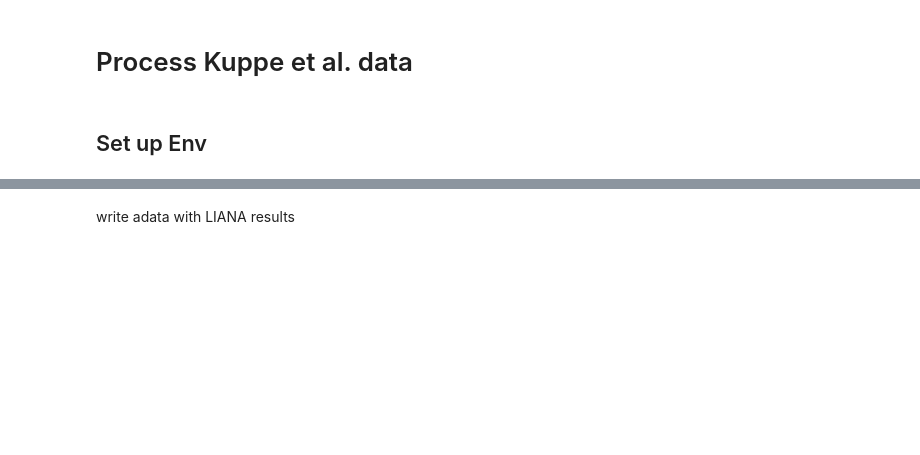
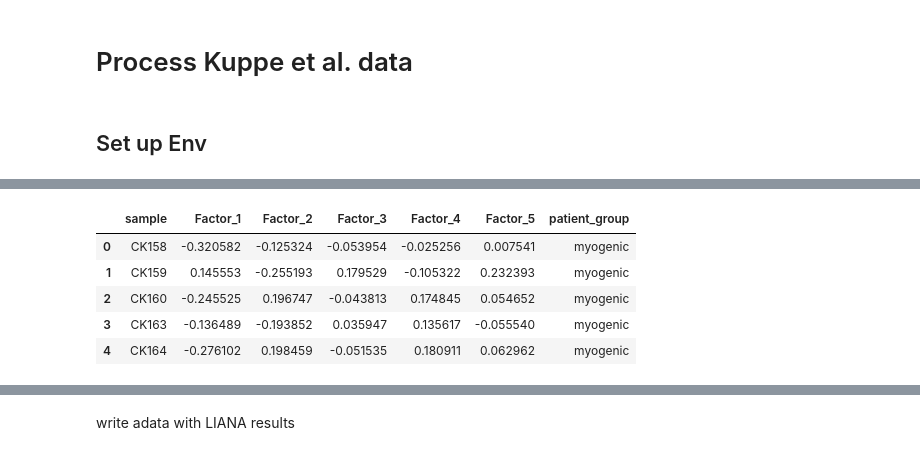
Before and after one commit to saezlab/lianaplus_manuscript, a Jupyter notebook: notebooks/classification/1.Process_KuppeEtAl.ipynb, the cells around one changed output, grey strips where cells are left out. Drawn from its saved outputs; the diff is of its cells as text; code cells hidden in the pictures; blank space fills up the shorter version.

```diff
--- a/notebooks/classification/1.Process_KuppeEtAl.ipynb
+++ b/notebooks/classification/1.Process_KuppeEtAl.ipynb
@@ -84,0 +56,2 @@ adata = adata[(adata.obs['keep_celltype']), :]
+# %%
+adata = filter_celltypes(adata=adata, groupby=groupby, sample_key=sample_key, min_cells=min_cells, min_samples=min_samples)
@@ -91,0 +161,11 @@ li.mt.rank_aggregate.by_sample(adata, groupby='cell_type', use_raw=False, sample
+# %%
+# obtain factor scores
+factor_scores = li.multi.get_factor_scores(mdata, obsm_key='X_mofa')
+factor_scores.head()
+# %% [output]
+|  | sample | Factor_1 | Factor_2 | Factor_3 | Factor_4 | Factor_5 | patient_group |
+| 0 | CK158 | -0.320582 | -0.125324 | -0.053954 | -0.025256 | 0.007541 | myogenic |
+| 1 | CK159 | 0.145553 | -0.255193 | 0.179529 | -0.105322 | 0.232393 | myogenic |
+| 2 | CK160 | -0.245525 | 0.196747 | -0.043813 | 0.174845 | 0.054652 | myogenic |
+| 3 | CK163 | -0.136489 | -0.193852 | 0.035947 | 0.135617 | -0.055540 | myogenic |
+| 4 | CK164 | -0.276102 | 0.198459 | -0.051535 | 0.180911 | 0.062962 | myogenic |
```
Also changed, not shown: parts of 40 cells of this notebook, 1 other file.
